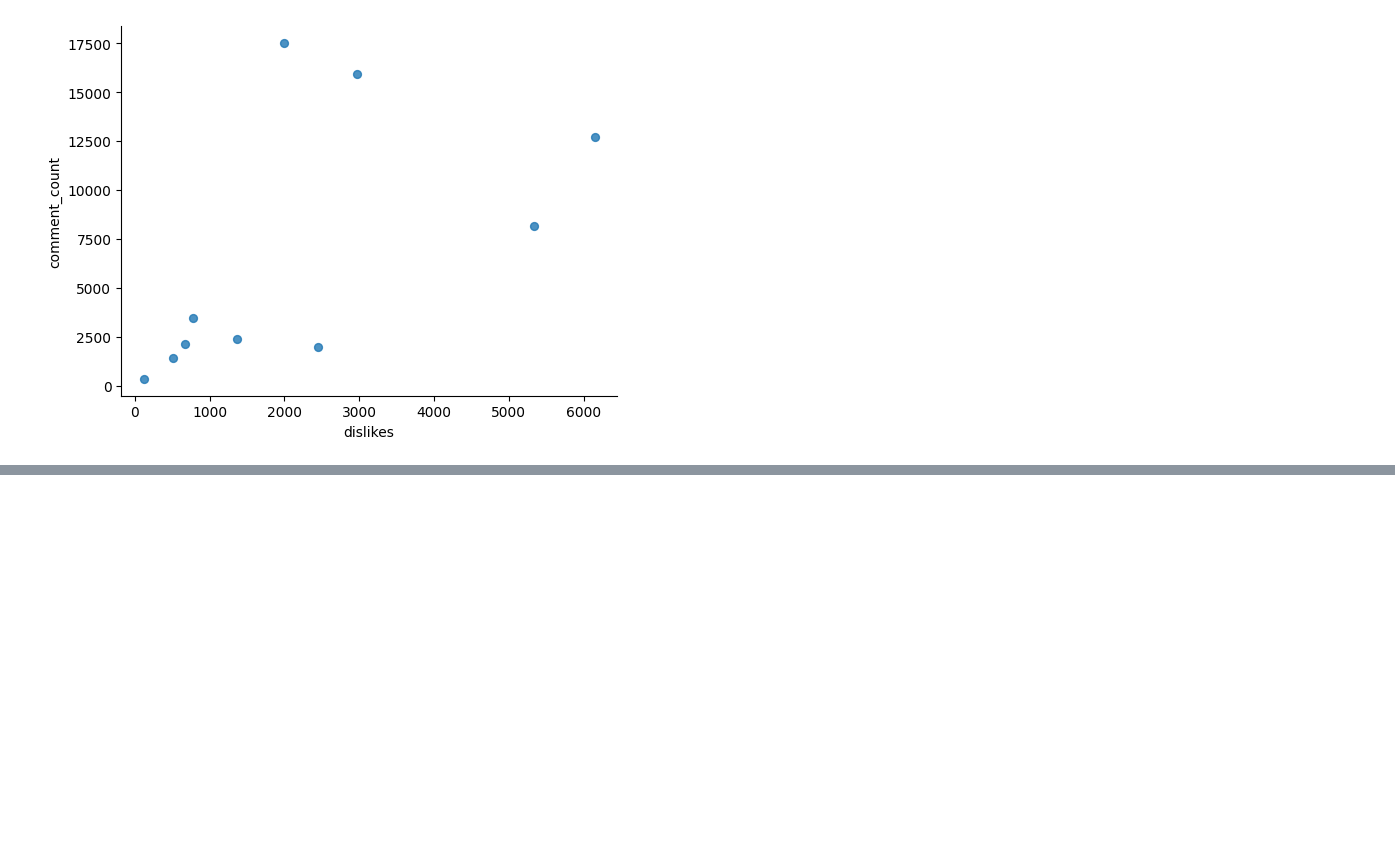
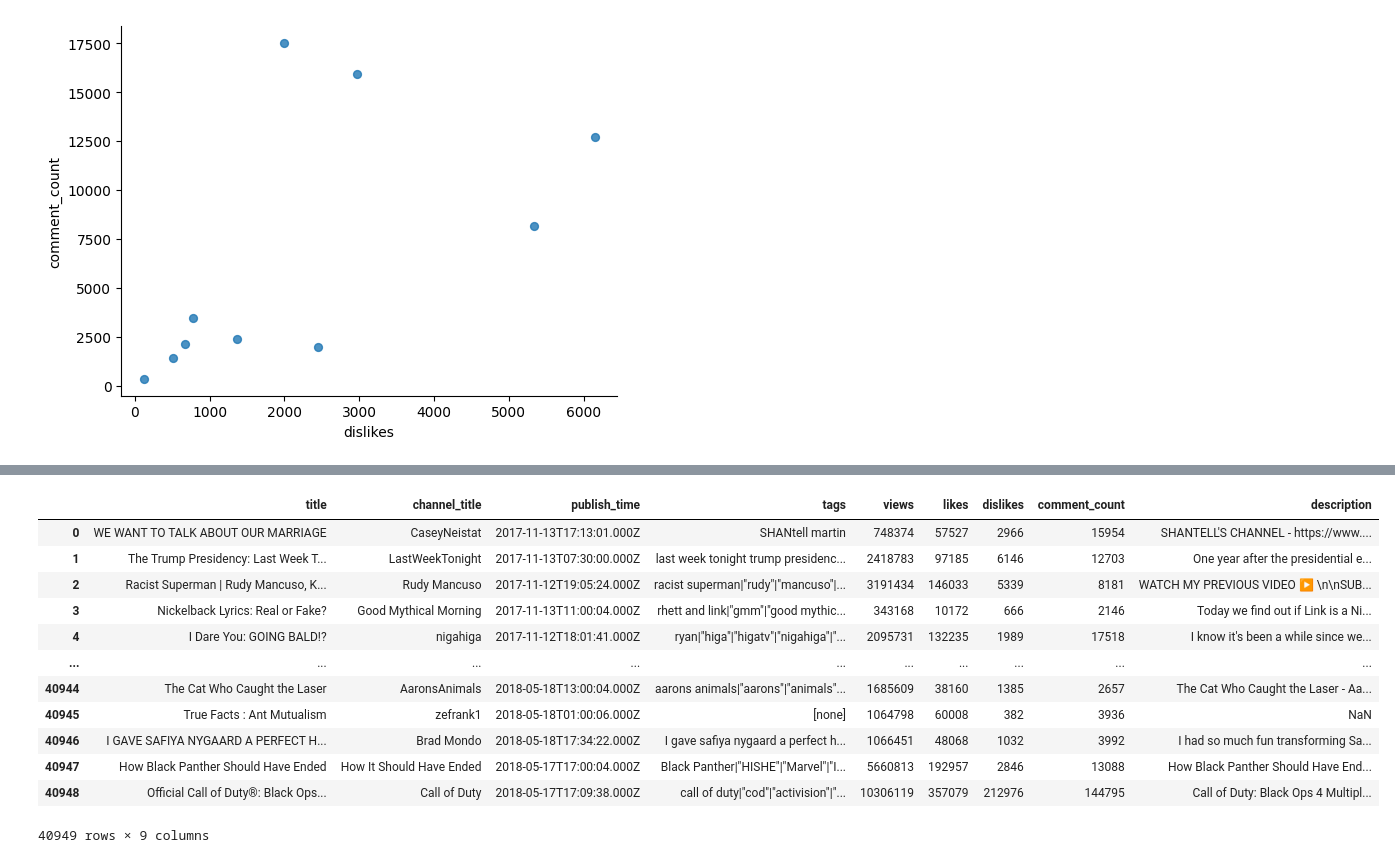
Before and after one commit to Mazin7d4/MLtasks, a Jupyter notebook: ytvidsanalysis.ipynb, the cells around one changed output, grey strips where cells are left out. Drawn from its saved outputs; the diff is of its cells as text; code cells hidden in the pictures; blank space fills up the shorter version.

```diff
--- a/ytvidsanalysis.ipynb
+++ b/ytvidsanalysis.ipynb
@@ -264,0 +270,18 @@ plt.gca().spines[['top', 'right',]].set_visible(False)
+# %%
+Relevant_features=vids[["title","channel_title","publish_time","tags","views","likes","dislikes","comment_count","description"]]
+# %%
+Relevant_features
+# %% [output]
+|  | title | channel_title | publish_time | tags | views | likes | dislikes | comment_count | description |
+| 0 | WE WANT TO TALK ABOUT OUR MARRIAGE | CaseyNeistat | 2017-11-13T17:13:01.000Z | SHANtell martin | 748374 | 57527 | 2966 | 15954 | SHANTELL'S CHANNEL - https://www.... |
+| 1 | The Trump Presidency: Last Week T... | LastWeekTonight | 2017-11-13T07:30:00.000Z | last week tonight trump presidenc... | 2418783 | 97185 | 6146 | 12703 | One year after the presidential e... |
+| 2 | Racist Superman | Rudy Mancuso, K... | Rudy Mancuso | 2017-11-12T19:05:24.000Z | racist superman|"rudy"|"mancuso"|... | 3191434 | 146033 | 5339 | 8181 | WATCH MY PREVIOUS VIDEO ▶ \n\nSUB... |
+| 3 | Nickelback Lyrics: Real or Fake? | Good Mythical Morning | 2017-11-13T11:00:04.000Z | rhett and link|"gmm"|"good mythic... | 343168 | 10172 | 666 | 2146 | Today we find out if Link is a Ni... |
+| 4 | I Dare You: GOING BALD!? | nigahiga | 2017-11-12T18:01:41.000Z | ryan|"higa"|"higatv"|"nigahiga"|"... | 2095731 | 132235 | 1989 | 17518 | I know it's been a while since we... |
+| ... | ... | ... | ... | ... | ... | ... | ... | ... | ... |
+| 40944 | The Cat Who Caught the Laser | AaronsAnimals | 2018-05-18T13:00:04.000Z | aarons animals|"aarons"|"animals"... | 1685609 | 38160 | 1385 | 2657 | The Cat Who Caught the Laser - Aa... |
+| 40945 | True Facts : Ant Mutualism | zefrank1 | 2018-05-18T01:00:06.000Z | [none] | 1064798 | 60008 | 382 | 3936 | NaN |
+| 40946 | I GAVE SAFIYA NYGAARD A PERFECT H... | Brad Mondo | 2018-05-18T17:34:22.000Z | I gave safiya nygaard a perfect h... | 1066451 | 48068 | 1032 | 3992 | I had so much fun transforming Sa... |
+| 40947 | How Black Panther Should Have Ended | How It Should Have Ended | 2018-05-17T17:00:04.000Z | Black Panther|"HISHE"|"Marvel"|"I... | 5660813 | 192957 | 2846 | 13088 | How Black Panther Should Have End... |
+| 40948 | Official Call of Duty®: Black Ops... | Call of Duty | 2018-05-17T17:09:38.000Z | call of duty|"cod"|"activision"|"... | 10306119 | 357079 | 212976 | 144795 | Call of Duty: Black Ops 4 Multipl... |
+40949 rows × 9 columns
```
Also changed, not shown: parts of 14 cells of this notebook.
